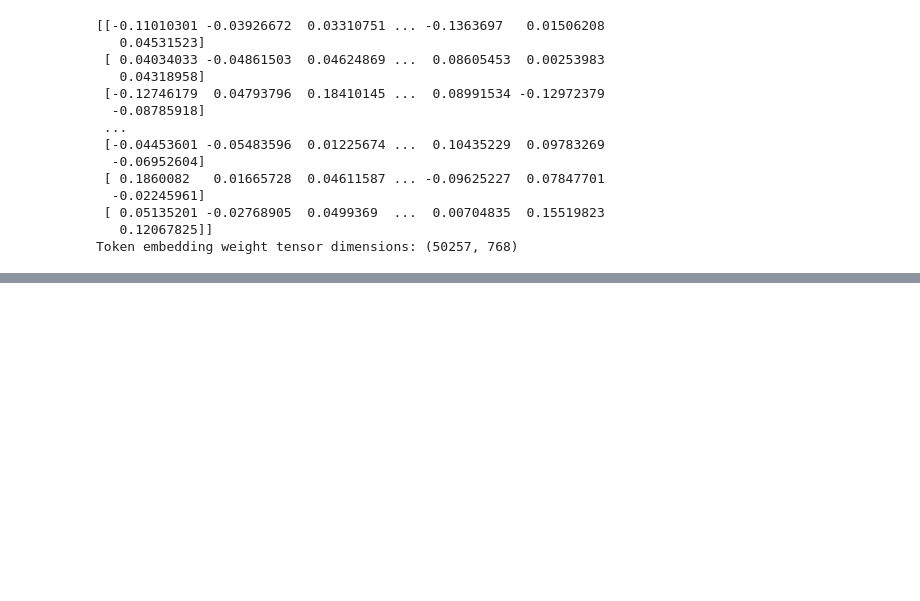
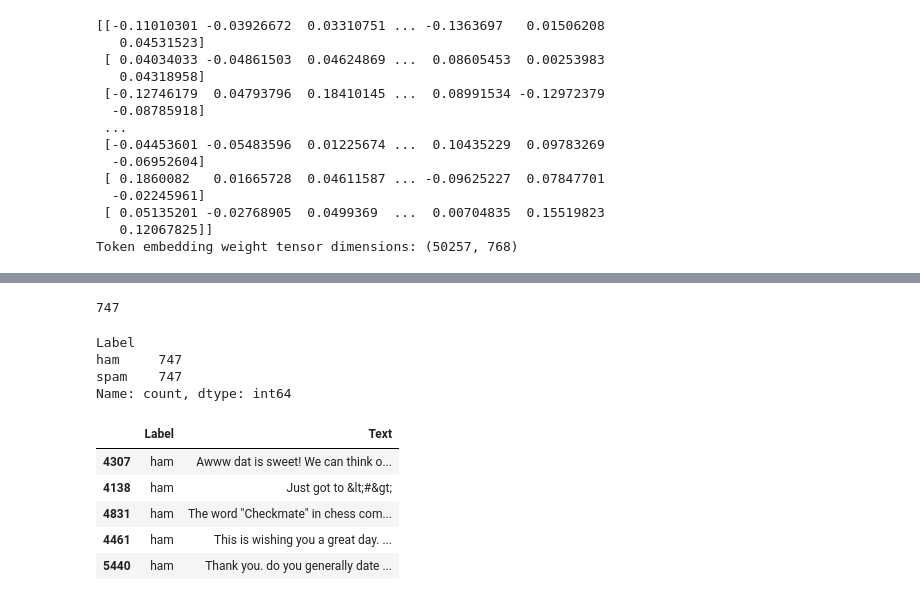
Before and after one commit to celdeev/git-course, a Jupyter notebook: Kopi_af_chapters.ipynb, the cells around one changed output, grey strips where cells are left out. Drawn from its saved outputs; the diff is of its cells as text; code cells hidden in the pictures; blank space fills up the shorter version.

```diff
--- a/Kopi_af_chapters.ipynb
+++ b/Kopi_af_chapters.ipynb
@@ -3228,0 +3419,35 @@ model_configs = {
+# %%
+df[df["Label"] == "spam"].shape[0]
+# %% [output]
+747
+# %%
+def create_balanced_dataset(df):
+
+    # Count the instances of "spam"
+    num_spam = df[df["Label"] == "spam"].shape[0]
+
+    # Randomly sample "ham" instances to match the number of "spam" instances
+    ham_subset = df[df["Label"] == "ham"].sample(num_spam, random_state=123)
+
+    # Combine ham "subset" with "spam"
+    balanced_df = pd.concat([ham_subset, df[df["Label"] == "spam"]])
+
+    return balanced_df
+
+
+balanced_df = create_balanced_dataset(df)
+print(balanced_df["Label"].value_counts())
+# %% [output]
+Label
+ham     747
+spam    747
+Name: count, dtype: int64
+# %%
+balanced_df.head()
+# %% [output]
+|  | Label | Text |
+| 4307 | ham | Awww dat is sweet! We can think o... |
+| 4138 | ham | Just got to &lt;#&gt; |
+| 4831 | ham | The word "Checkmate" in chess com... |
+| 4461 | ham | This is wishing you a great day. ... |
+| 5440 | ham | Thank you. do you generally date ... |
```
Also changed, not shown: parts of 23 cells of this notebook.
